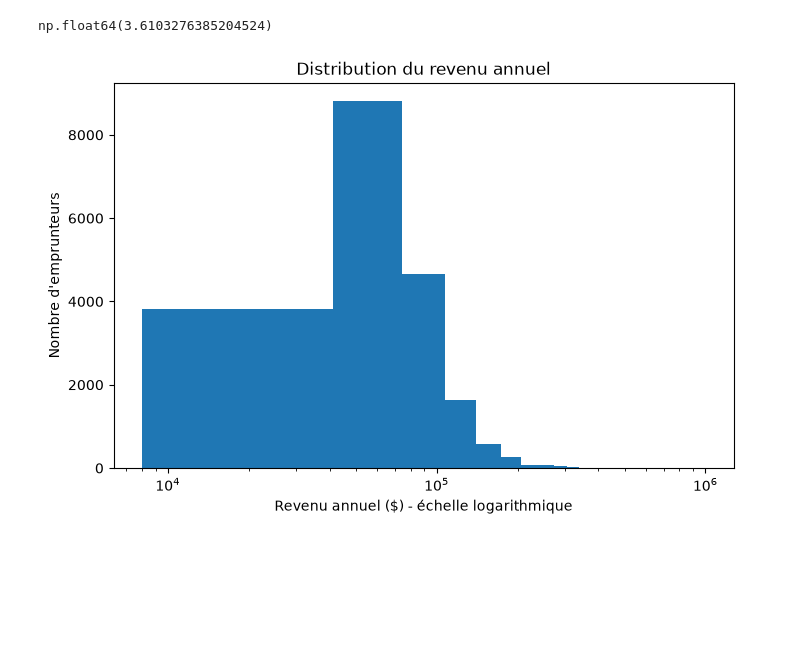
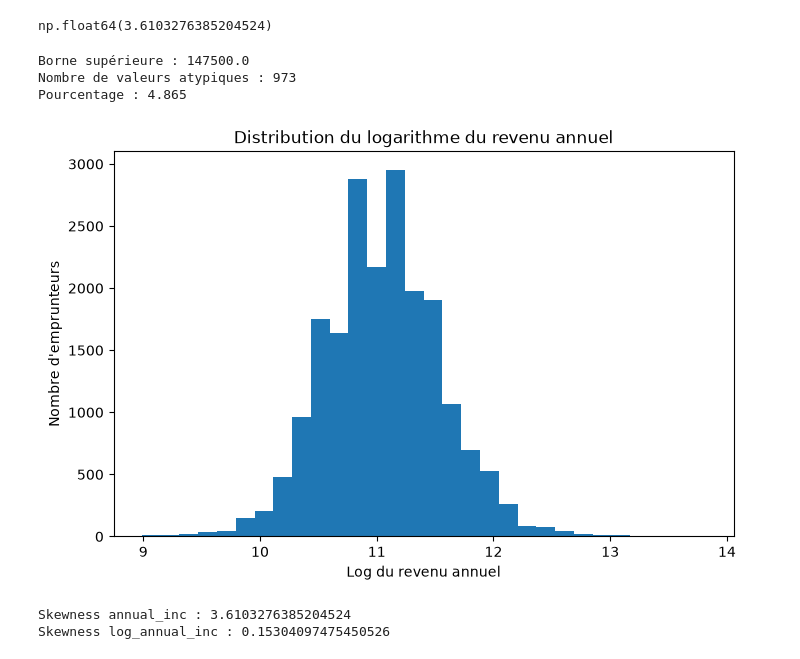
Before and after one commit to fameyou/credit-risk-scoring, a Jupyter notebook: notebooks/01_data_understanding.ipynb, the cells around one changed output. Saved outputs shown, nothing was run; the diff lists cells and outputs as text; code cells hidden in the pictures; blank space fills up the shorter version.

Commit message:
Add annual income analysis

```diff
--- a/notebooks/01_data_understanding.ipynb
+++ b/notebooks/01_data_understanding.ipynb
@@ -431,16 +430,38 @@ plt.show()
 df["annual_inc"].skew()
 # %% [output]
 np.float64(3.6103276385204524)
-# %%
-plt.figure(figsize=(8, 5))
-
-plt.hist(df["annual_inc"], bins=30)
-
-plt.xscale("log")
-plt.xlabel("Revenu annuel ($) - échelle logarithmique")
-plt.ylabel("Nombre d'emprunteurs")
-plt.title("Distribution du revenu annuel")
-plt.savefig("../reports/figures/hist_annual_inc.pdf", bbox_inches="tight")
-plt.show()
-# %% [output]
-[figure, removed]
+# %%
+## Quantifier les valeurs atypiques vues sur le boxplot
+
+Q1 = df["annual_inc"].quantile(0.25)
+Q3 = df["annual_inc"].quantile(0.75)
+IQR = Q3 - Q1
+
+borne_sup = Q3 + 1.5 * IQR
+
+print("Borne supérieure :", borne_sup)
+print("Nombre de valeurs atypiques :", (df["annual_inc"] > borne_sup).sum())
+print("Pourcentage :", (df["annual_inc"] > borne_sup).mean() * 100)
+# %% [output]
+Borne supérieure : 147500.0
+Nombre de valeurs atypiques : 973
+Pourcentage : 4.865
+# %%
+df["log_annual_inc"] = np.log1p(df["annual_inc"])
+# %%
+plt.figure(figsize=(8,5))
+plt.hist(df["log_annual_inc"], bins=30)
+
+plt.xlabel("Log du revenu annuel")
+plt.ylabel("Nombre d'emprunteurs")
+plt.title("Distribution du logarithme du revenu annuel")
+plt.savefig("../reports/figures/hist_annual_inc.pdf", bbox_inches="tight")
+plt.show()
+# %% [output]
+[figure, added]
+# %%
+print("Skewness annual_inc :", df["annual_inc"].skew())
+print("Skewness log_annual_inc :", df["log_annual_inc"].skew())
+# %% [output]
+Skewness annual_inc : 3.6103276385204524
+Skewness log_annual_inc : 0.15304097475450526
```
Also changed, not shown: parts of 1 cell of this notebook, 13 other files.
